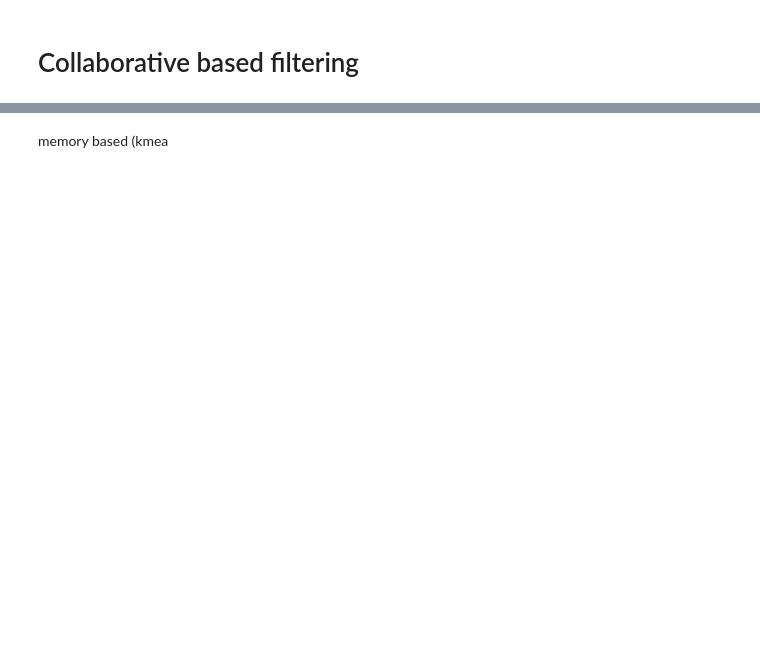
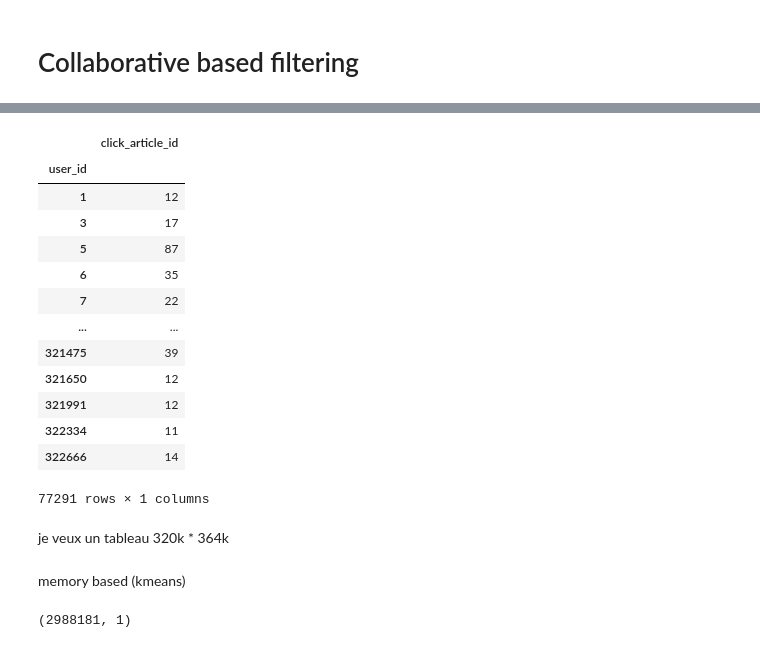
Before and after one commit to Trilian/projet9, a Jupyter notebook: Preprocessing.ipynb, the cells around one changed output, grey strips where cells are left out. Saved outputs shown, nothing was run; the diff lists cells and outputs as text; code cells hidden in the pictures; blank space fills up the shorter version.

```diff
--- a/Preprocessing.ipynb
+++ b/Preprocessing.ipynb
@@ -189,0 +286,21 @@ model.fit([users,reordered['category_id'],reordered['words_count'].apply(lambda
+# %%
+dfNbClicksByUser = dfClicks.groupby(by="user_id")['click_article_id'].count()
+# %%
+dfUser = pd.DataFrame(dfNbClicksByUser, columns=["click_article_id"])
+# %%
+dfUser[(dfUser.click_article_id > 10)]
+# %% [output]
+|  | click_article_id |
+| user_id |  |
+| 1 | 12 |
+| 3 | 17 |
+| 5 | 87 |
+| 6 | 35 |
+| 7 | 22 |
+| ... | ... |
+| 321475 | 39 |
+| 321650 | 12 |
+| 321991 | 12 |
+| 322334 | 11 |
+| 322666 | 14 |
+77291 rows × 1 columns
@@ -190,2 +319,8 @@ model.fit([users,reordered['category_id'],reordered['words_count'].apply(lambda
+# %% [markdown]
+je veux un tableau 320k * 364k
 # %% [markdown]
-memory based (kmea
+memory based (kmeans)
+# %%
+users.shape
+# %% [output]
+(2988181, 1)
```
Also changed, not shown: parts of 22 cells of this notebook.
